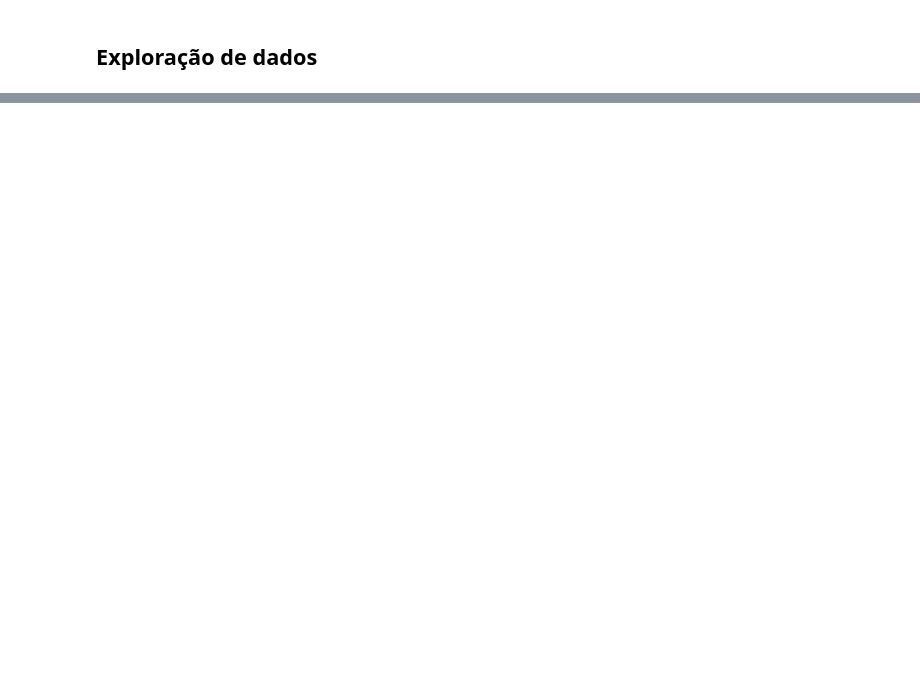
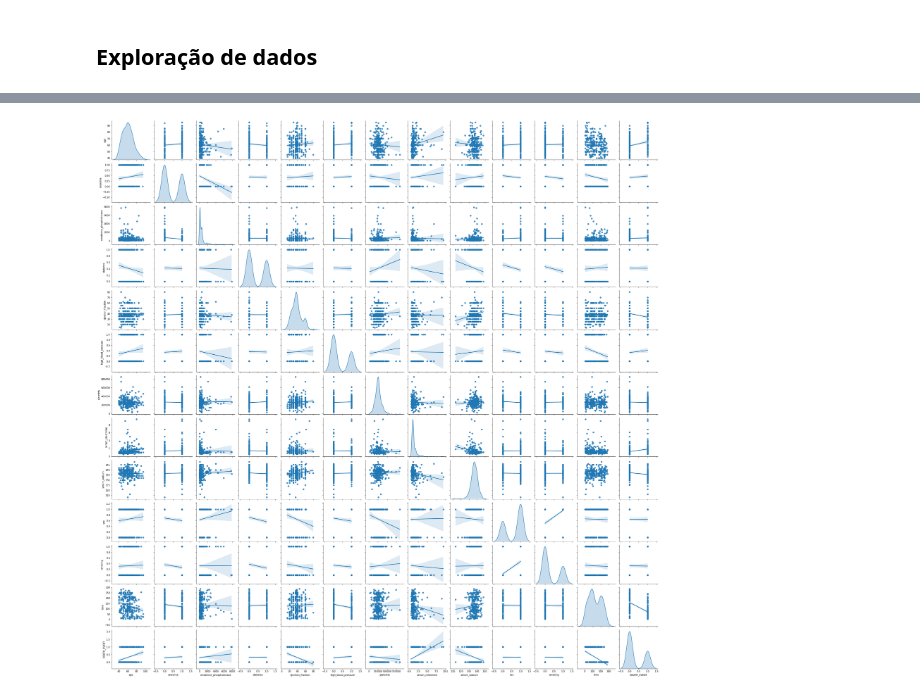
Before and after one commit to sielerod/Heart_Failure, a Jupyter notebook: heart_failure.ipynb, the cells around one changed output, grey strips where cells are left out. Saved outputs shown, nothing was run; the diff lists cells and outputs as text; code cells hidden in the pictures; blank space fills up the shorter version.

```diff
--- a/heart_failure.ipynb
+++ b/heart_failure.ipynb
@@ -22,0 +102,4 @@ https://www.kaggle.com/isaienkov/data-visualization
+# %%
+_ = sns.pairplot(heart_failure, kind='reg', diag_kind='kde')
+# %% [output]
+[figure, added]
```
Also changed, not shown: parts of 27 cells of this notebook.
